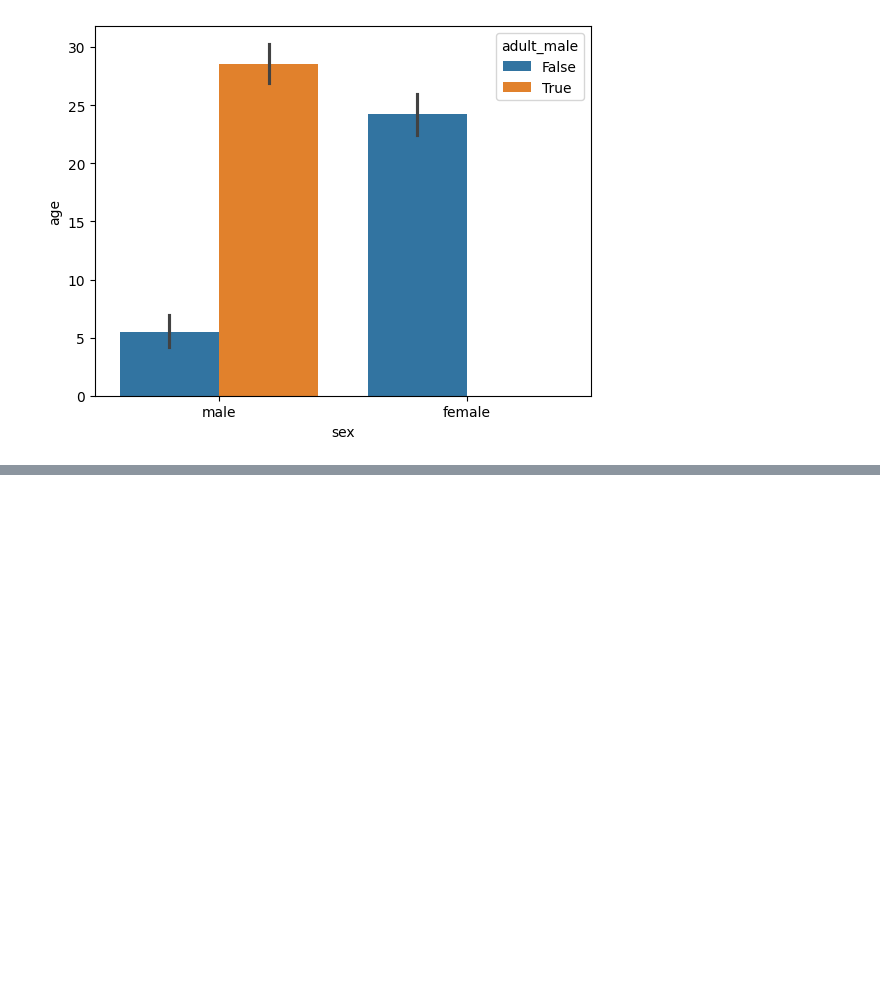
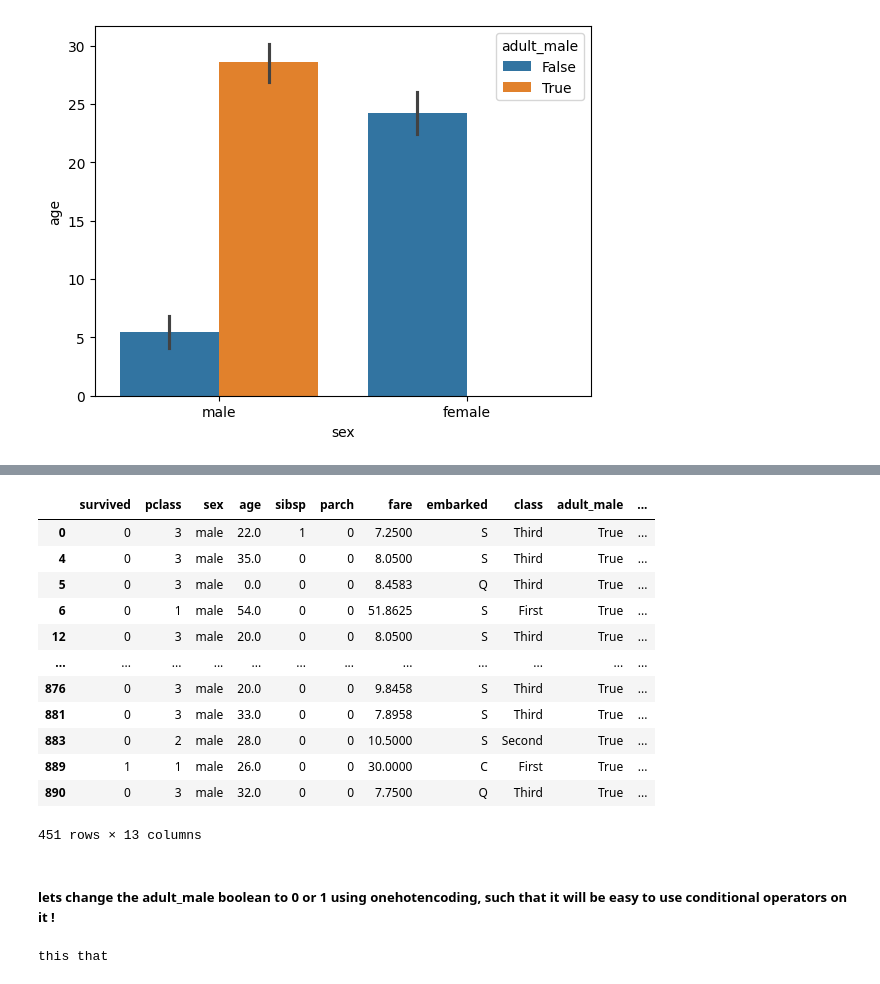
Before and after one commit to hahahang0/MLPracFromKaggle, a Jupyter notebook: titanic/practical2.ipynb, the cells around one changed output, grey strips where cells are left out. Saved outputs shown, nothing was run; the diff lists cells and outputs as text; code cells hidden in the pictures; blank space fills up the shorter version.

```diff
--- a/titanic/practical2.ipynb
+++ b/titanic/practical2.ipynb
@@ -203,0 +228,23 @@ plt.show()
+# %%
+titanic[titanic["adult_male"]==True]
+# %% [output]
+|  | survived | pclass | sex | age | sibsp | parch | fare | embarked | class | adult_male | ... |
+| 0 | 0 | 3 | male | 22.0 | 1 | 0 | 7.2500 | S | Third | True | ... |
+| 4 | 0 | 3 | male | 35.0 | 0 | 0 | 8.0500 | S | Third | True | ... |
+| 5 | 0 | 3 | male | 0.0 | 0 | 0 | 8.4583 | Q | Third | True | ... |
+| 6 | 0 | 1 | male | 54.0 | 0 | 0 | 51.8625 | S | First | True | ... |
+| 12 | 0 | 3 | male | 20.0 | 0 | 0 | 8.0500 | S | Third | True | ... |
+| ... | ... | ... | ... | ... | ... | ... | ... | ... | ... | ... | ... |
+| 876 | 0 | 3 | male | 20.0 | 0 | 0 | 9.8458 | S | Third | True | ... |
+| 881 | 0 | 3 | male | 33.0 | 0 | 0 | 7.8958 | S | Third | True | ... |
+| 883 | 0 | 2 | male | 28.0 | 0 | 0 | 10.5000 | S | Second | True | ... |
+| 889 | 1 | 1 | male | 26.0 | 0 | 0 | 30.0000 | C | First | True | ... |
+| 890 | 0 | 3 | male | 32.0 | 0 | 0 | 7.7500 | Q | Third | True | ... |
+451 rows × 13 columns
+# %% [markdown]
+##### lets change the adult_male boolean to 0 or 1 using onehotencoding, such that it will be easy to use conditional operators on it !
+# %%
+if(titanic["adult_male"] == True).any():
+    print("this that ")
+# %% [output]
+this that
```
Also changed, not shown: parts of 4 cells of this notebook.
